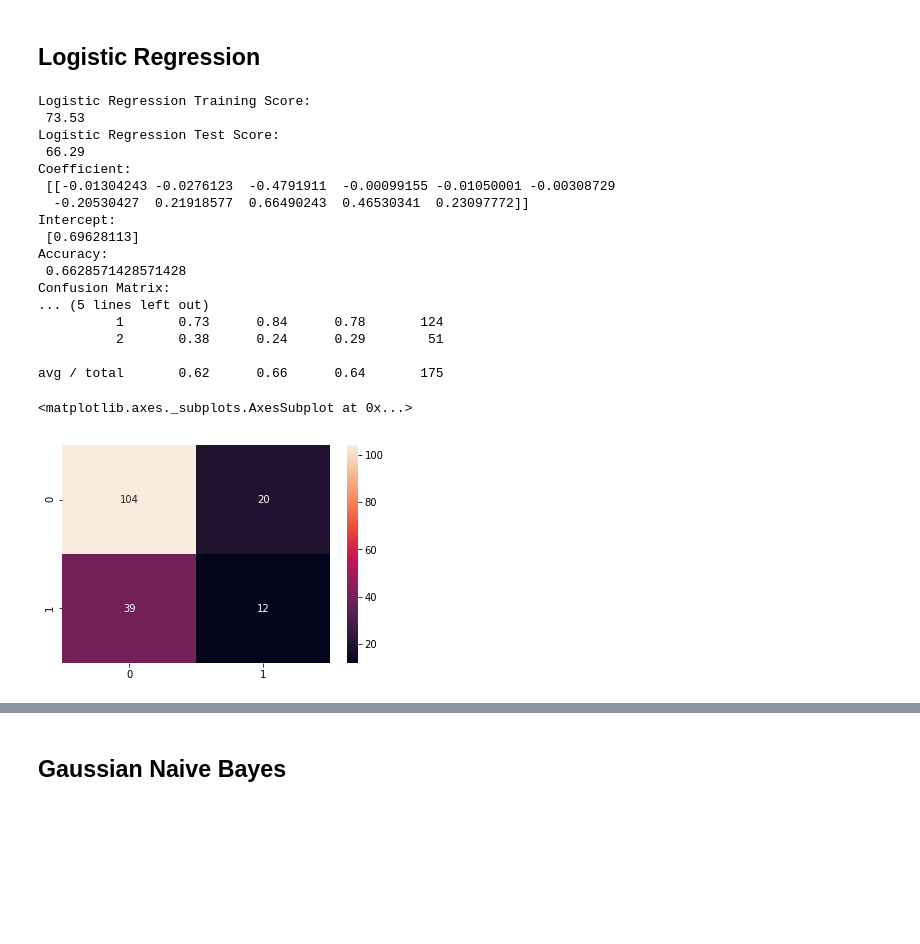
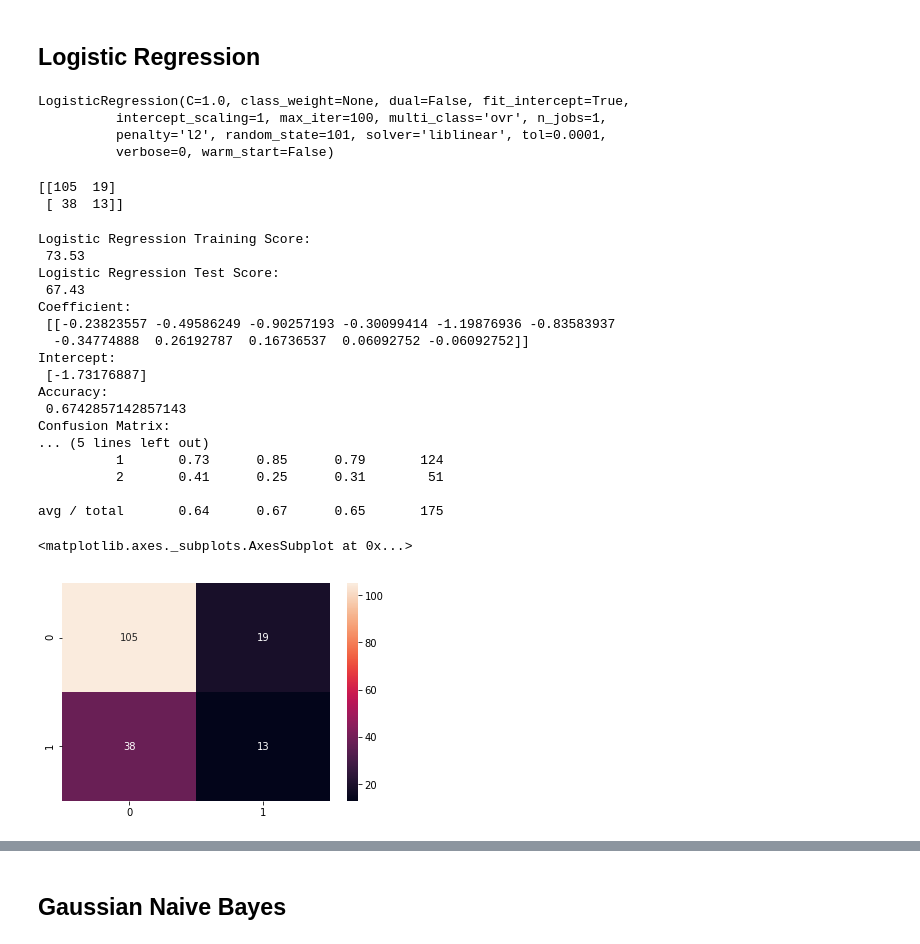
Before and after one commit to nzarko/ml, a Jupyter notebook: Projects/MachineLearning/LiverPatients/src/liver_disease_ml.ipynb, the cells around one changed output, grey strips where cells are left out. Drawn from its saved outputs; the diff is of its cells as text; code cells hidden in the pictures; blank space fills up the shorter version.

```diff
--- a/Projects/MachineLearning/LiverPatients/src/liver_disease_analysis.ipynb
+++ b/Projects/MachineLearning/LiverPatients/src/liver_disease_ml.ipynb
@@ -376,44 +378,62 @@ print (y_test.shape)
 (175,)
 # %% [markdown]
 <h2> Logistic Regression </h2>
+# %%
+# Feature Scaling
+from sklearn.preprocessing import StandardScaler
+sc = StandardScaler()
+X_train = sc.fit_transform(X_train)
+X_test = sc.transform(X_test)
+# %%
+# Fitting Logistic Regression to the Training set
+lr_classifier = LogisticRegression(random_state = 101)
+lr_classifier.fit(X_train, y_train)
+# %% [output]
+LogisticRegression(C=1.0, class_weight=None, dual=False, fit_intercept=True,
+          intercept_scaling=1, max_iter=100, multi_class='ovr', n_jobs=1,
+          penalty='l2', random_state=101, solver='liblinear', tol=0.0001,
+          verbose=0, warm_start=False)
+# %%
+# Predicting the Test set results
+y_pred = lr_classifier.predict(X_test)
+# %%
+# Making the Confusion Matrix
+from sklearn.metrics import confusion_matrix
+cm = confusion_matrix(y_test, y_pred)
+print(cm)
+# %% [output]
+[[105  19]
+ [ 38  13]]
 # %%
-#2) Logistic Regression
-# Create logistic regression object
-logreg = LogisticRegression()
-# Train the model using the training sets and check score
-logreg.fit(X_train, y_train)
-#Predict Output
-log_predicted= logreg.predict(X_test)
-
-logreg_score = round(logreg.score(X_train, y_train) * 100, 2)
-logreg_score_test = round(logreg.score(X_test, y_test) * 100, 2)
+logreg_score = round(lr_classifier.score(X_train, y_train) * 100, 2)
+logreg_score_test = round(lr_classifier.score(X_test, y_test) * 100, 2)
 #Equation coefficient and Intercept
 print('Logistic Regression Training Score: \n', logreg_score)
 print('Logistic Regression Test Score: \n', logreg_score_test)
-print('Coefficient: \n', logreg.coef_)
-print('Intercept: \n', logreg.intercept_)
-print('Accuracy: \n', accuracy_score(y_test,log_predicted))
-print('Confusion Matrix: \n', confusion_matrix(y_test,log_predicted))
-print('Classification Report: \n', classification_report(y_test,log_predicted))
+print('Coefficient: \n', lr_classifier.coef_)
+print('Intercept: \n', lr_classifier.intercept_)
+print('Accuracy: \n', accuracy_score(y_test,y_pred))
+print('Confusion Matrix: \n', confusion_matrix(y_test,y_pred))
+print('Classification Report: \n', classification_report(y_test,y_pred))
 
-sns.heatmap(confusion_matrix(y_test,log_predicted),annot=True,fmt="d")
+sns.heatmap(confusion_matrix(y_test,y_pred),annot=True,fmt="d")
 # %% [output]
 Logistic Regression Training Score:
  73.53
 Logistic Regression Test Score:
- 66.29
+ 67.43
 Coefficient:
- [[-0.01304243 -0.0276123  -0.4791911  -0.00099155 -0.01050001 -0.00308729
-  -0.20530427  0.21918577  0.66490243  0.46530341  0.23097772]]
+ [[-0.23823557 -0.49586249 -0.90257193 -0.30099414 -1.19876936 -0.83583937
+  -0.34774888  0.26192787  0.16736537  0.06092752 -0.06092752]]
 Intercept:
- [0.69628113]
+ [-1.73176887]
 Accuracy:
- 0.6628571428571428
+ 0.6742857142857143
 Confusion Matrix:
 ... (5 lines left out)
-          1       0.73      0.84      0.78       124
-          2       0.38      0.24      0.29        51
+          1       0.73      0.85      0.79       124
+          2       0.41      0.25      0.31        51
 
-avg / total       0.62      0.66      0.64       175
+avg / total       0.64      0.67      0.65       175
 <matplotlib.axes._subplots.AxesSubplot at 0x...>
-[figure, old version]
+[figure, new version]
```
Also changed, not shown: parts of 26 cells of this notebook, 3 other files.
